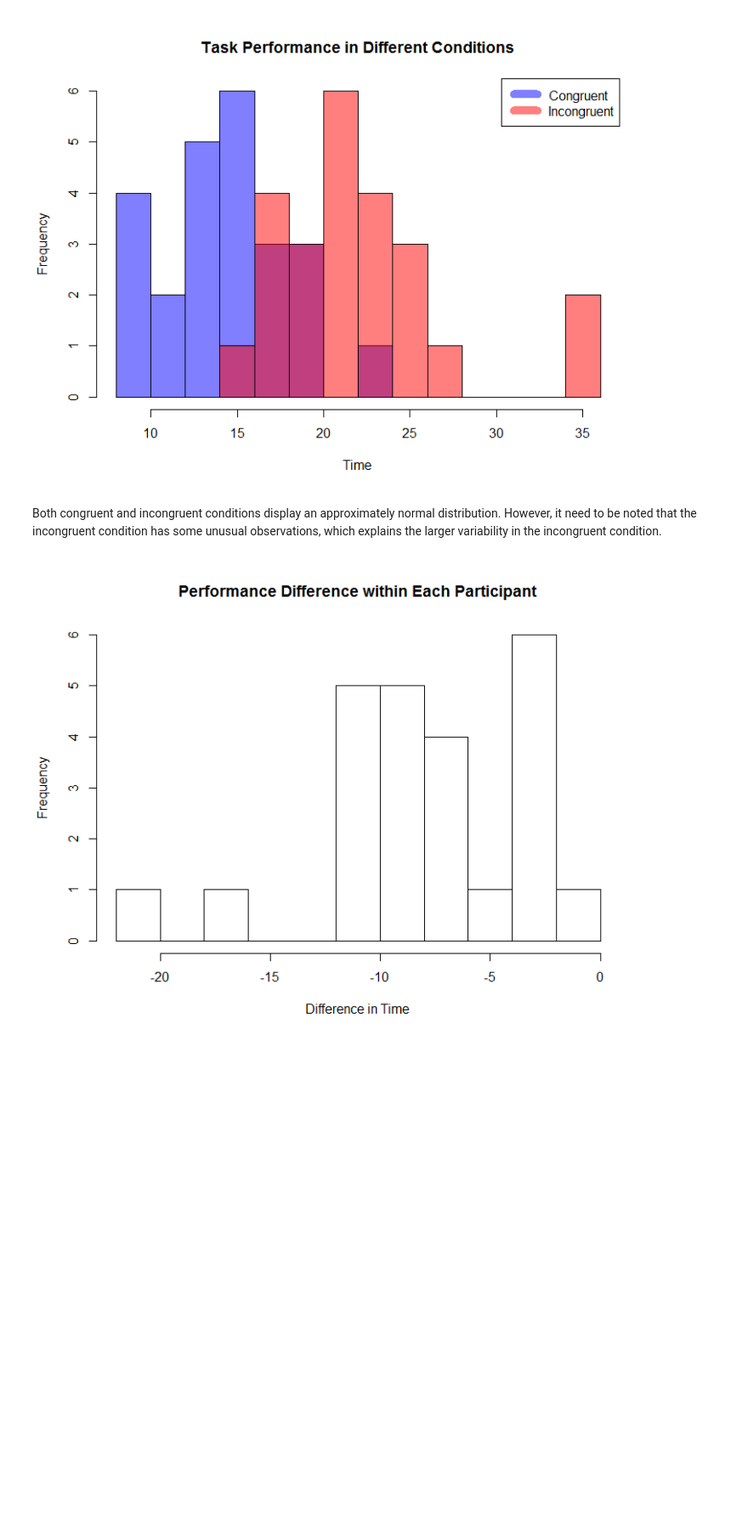
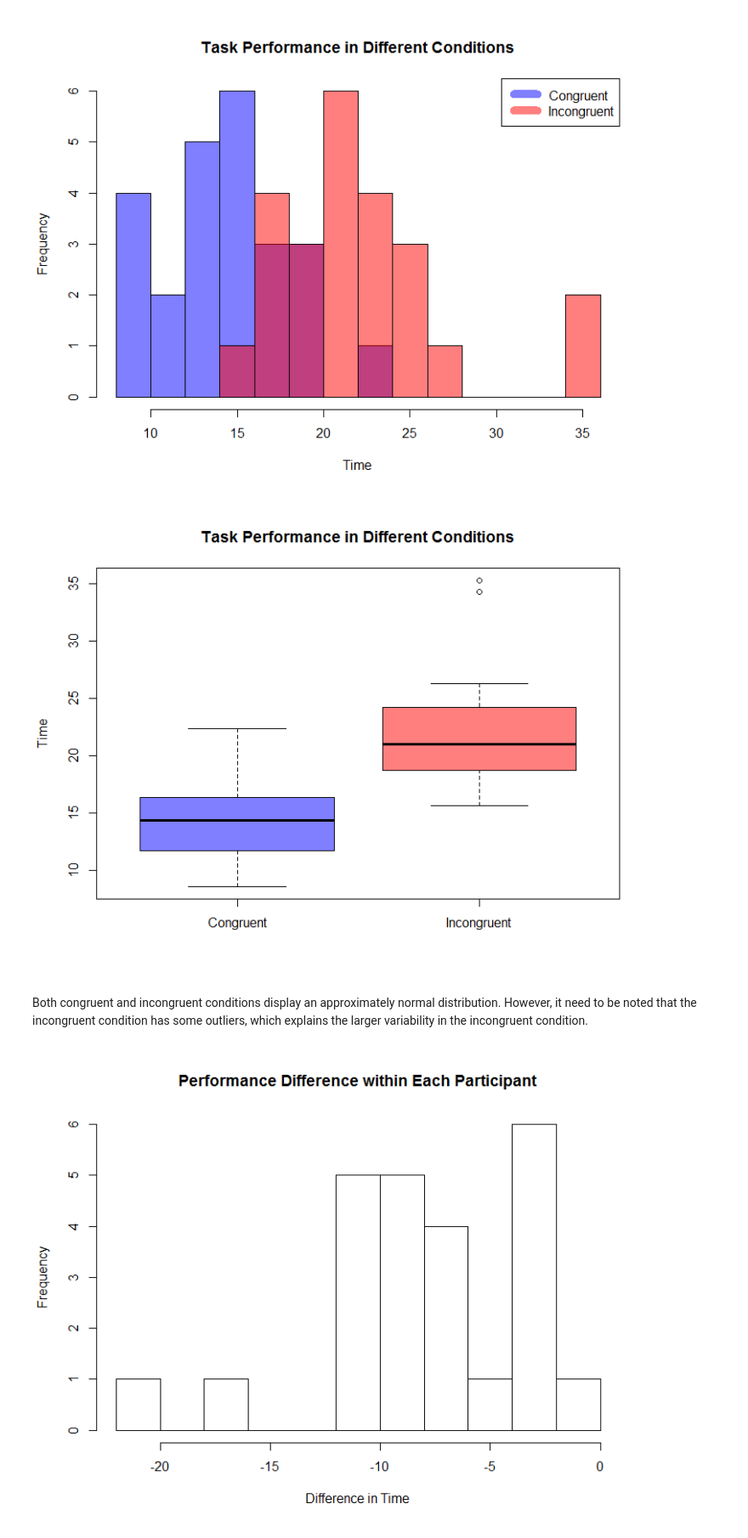
Before and after one commit to yoondata/udacity-DAND-P1, a Jupyter notebook: PARK_Sangyoon_Udacity_DAND_P1.ipynb, the cells around one changed output. Shown: that part at 85% size. Drawn from its saved outputs; the diff is of its cells as text; code cells hidden in the pictures; blank space fills up the shorter version.

Commit message:
explain more and add bar plots

```diff
--- a/PARK_Sangyoon_Udacity_DAND_P1.ipynb
+++ b/PARK_Sangyoon_Udacity_DAND_P1.ipynb
@@ -83,8 +84,12 @@ from IPython.display import Image
 Image("C:/Users/Sangyoon Park/Desktop/Udacity_DAND/P1/performance_hist.png")
 # %% [output]
 [figure]
+# %%
+Image("C:/Users/Sangyoon Park/Desktop/Udacity_DAND/P1/performance_box.png")
+# %% [output]
+[figure, added]
 # %% [markdown]
-Both congruent and incongruent conditions display an approximately normal distribution. However, it need to be noted that the incongruent condition has some unusual observations, which explains the larger variability in the incongruent condition.
+Both congruent and incongruent conditions display an approximately normal distribution. However, it need to be noted that the incongruent condition has some outliers, which explains the larger variability in the incongruent condition.
 # %%
 Image("C:/Users/Sangyoon Park/Desktop/Udacity_DAND/P1/difference_hist.png")
 # %% [output]
```
Also changed, not shown: parts of 7 cells of this notebook, 2 other files.
